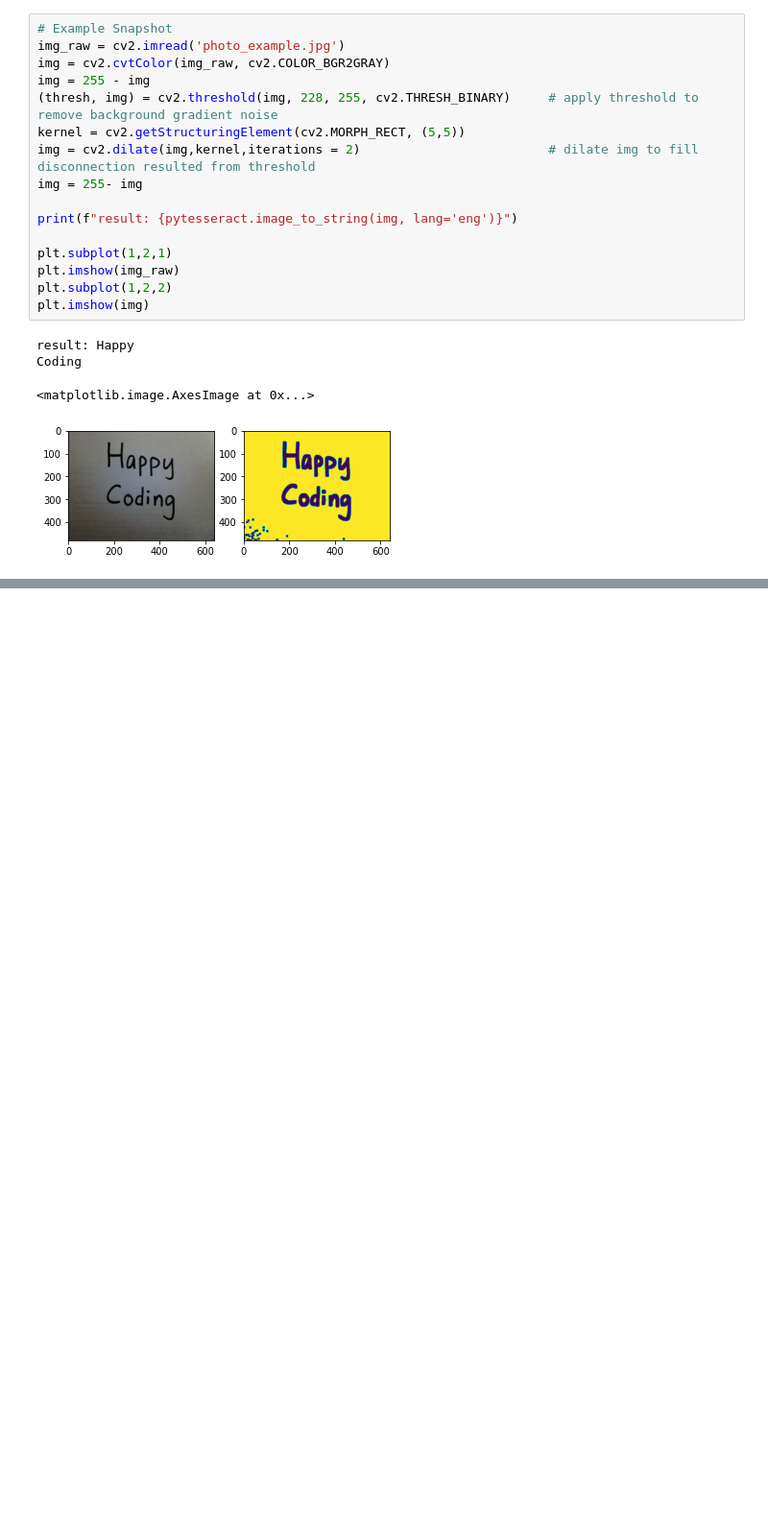
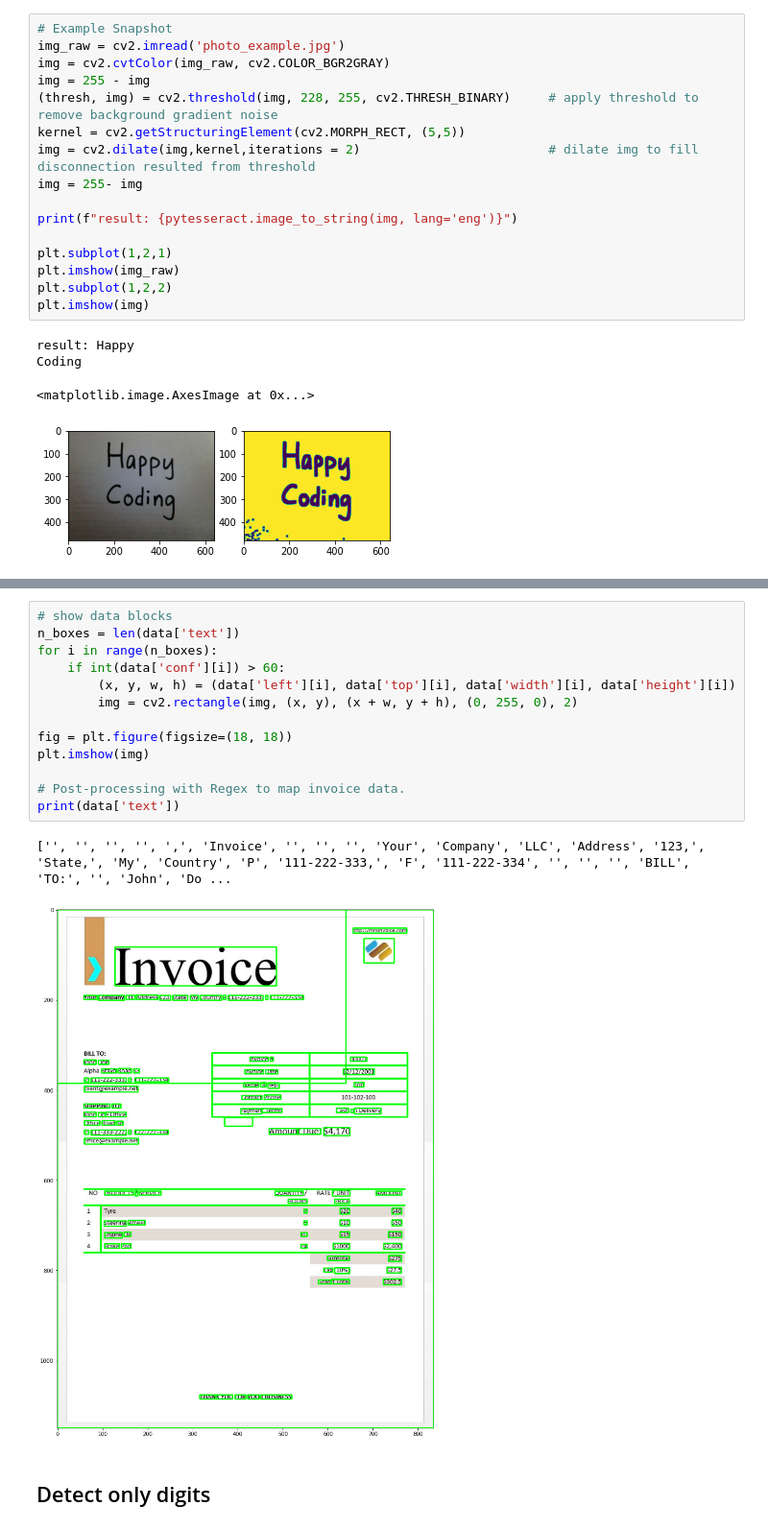
Before and after one commit to AlvinChiew/MachineLearning, a Jupyter notebook: PyTesseract_OCR_.ipynb, the cells around one changed output, grey strips where cells are left out. Shown at 96% size. Saved outputs shown, nothing was run; the diff lists cells and outputs as text; blank space fills up the shorter version.

```diff
--- a/PyTesseract_OCR_.ipynb
+++ b/PyTesseract_OCR_.ipynb
@@ -368,0 +383,18 @@ Coding
+# %%
+# show data blocks
+n_boxes = len(data['text'])
+for i in range(n_boxes):
+    if int(data['conf'][i]) > 60:
+        (x, y, w, h) = (data['left'][i], data['top'][i], data['width'][i], data['height'][i])
+        img = cv2.rectangle(img, (x, y), (x + w, y + h), (0, 255, 0), 2)
+
+fig = plt.figure(figsize=(18, 18))
+plt.imshow(img)
+
+# Post-processing with Regex to map invoice data.
+print(data['text'])
+# %% [output]
+['', '', '', '', ',', 'Invoice', '', '', '', 'Your', 'Company', 'LLC', 'Address', '123,', 'State,', 'My', 'Country', 'P', '111-222-333,', 'F', '111-222-334', '', '', '', 'BILL', 'TO:', '', 'John', 'Do ...
+[figure, added]
+# %% [markdown]
+## Detect only digits
```
Also changed, not shown: parts of 7 cells of this notebook.
